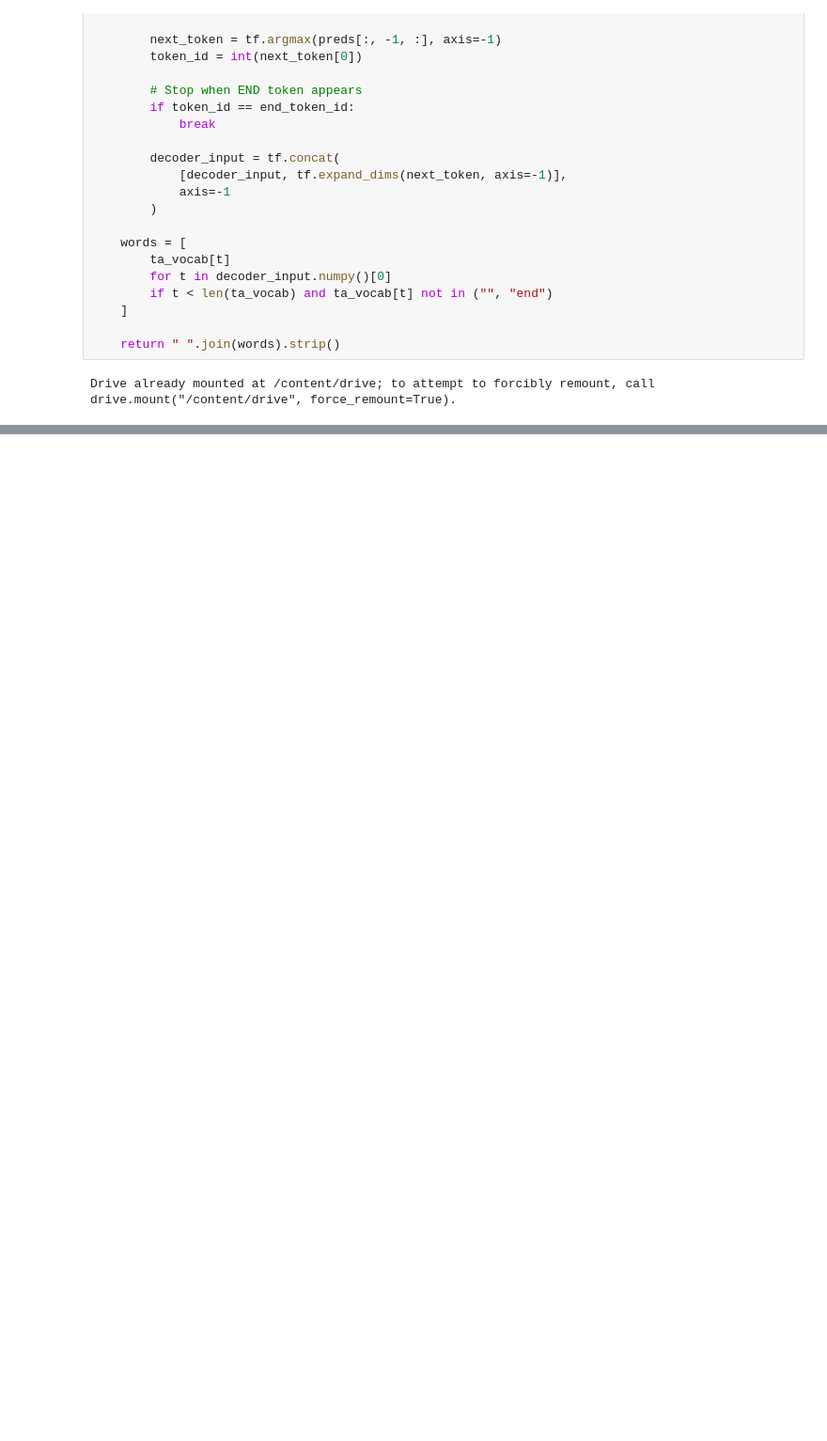
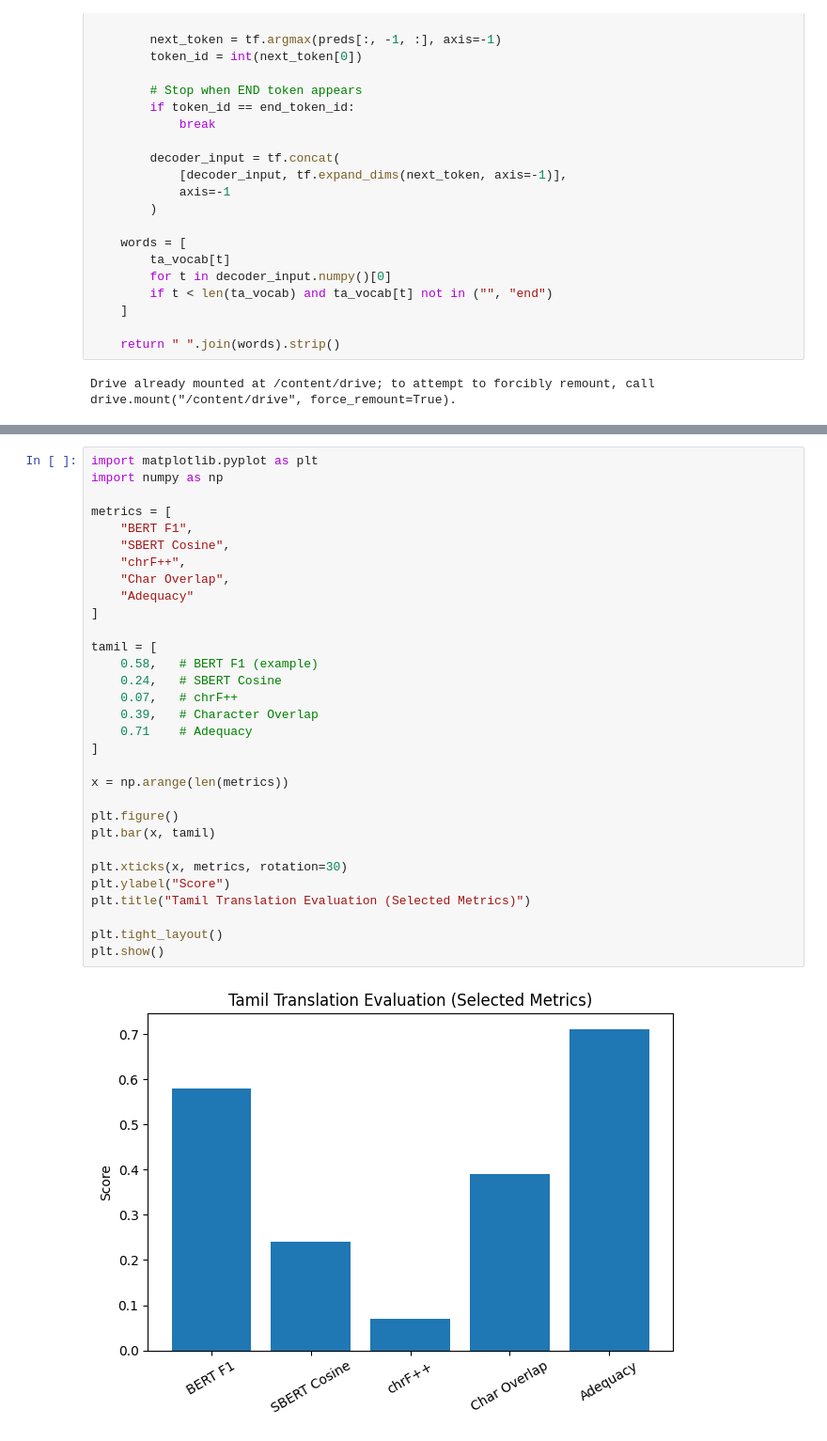
Before and after one commit to saliniyan/project_work_2, a Jupyter notebook: test.ipynb, the cells around one changed output, grey strips where cells are left out. Shown at 94% size. Cells and saved outputs as stored; diff of their text form; blank space fills up the shorter version.

```diff
--- a/test.ipynb
+++ b/test.ipynb
@@ -452,0 +1328,33 @@ print(translate_tamil("how are you"))
+# %%
+import matplotlib.pyplot as plt
+import numpy as np
+
+metrics = [
+    "BERT F1",
+    "SBERT Cosine",
+    "chrF++",
+    "Char Overlap",
+    "Adequacy"
+]
+
+tamil = [
+    0.58,   # BERT F1 (example)
+    0.24,   # SBERT Cosine
+    0.07,   # chrF++
+    0.39,   # Character Overlap
+    0.71    # Adequacy
+]
+
+x = np.arange(len(metrics))
+
+plt.figure()
+plt.bar(x, tamil)
+
+plt.xticks(x, metrics, rotation=30)
+plt.ylabel("Score")
+plt.title("Tamil Translation Evaluation (Selected Metrics)")
+
+plt.tight_layout()
+plt.show()
+# %% [output]
+[figure, added]
```
Also changed, not shown: parts of 17 cells of this notebook, 8 other files.
